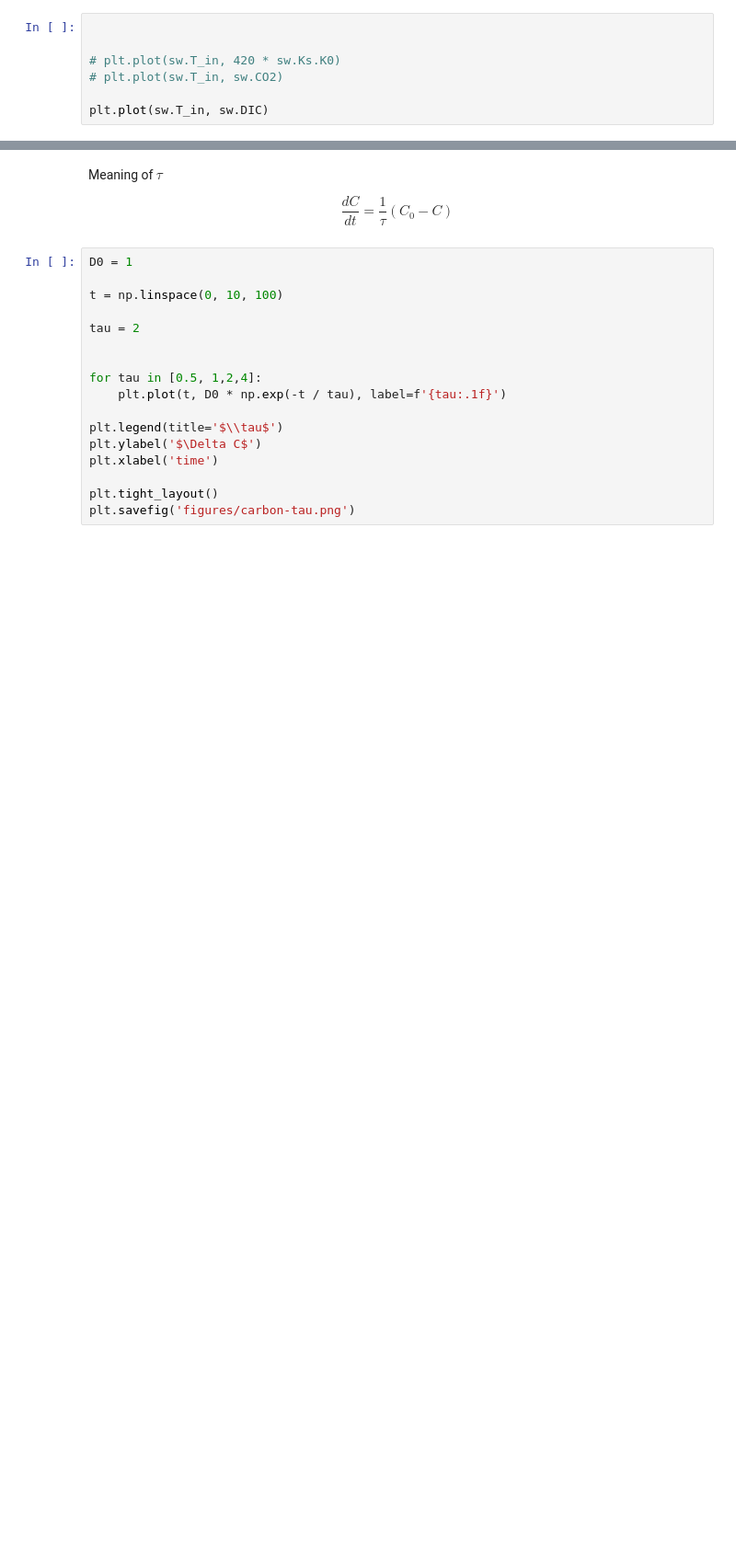
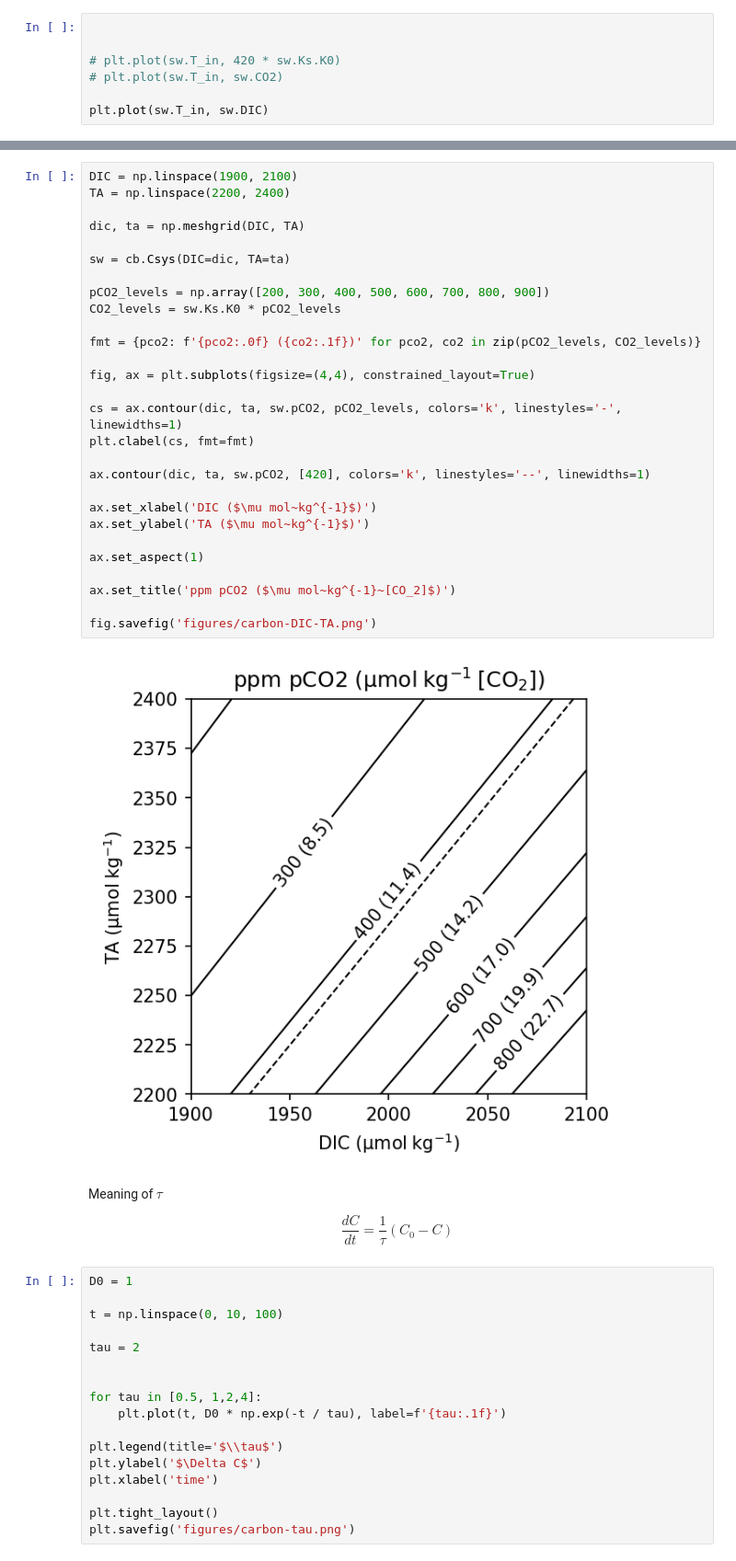
Before and after one commit to johnryantaylor/JRT_QES_Notes, a Jupyter notebook: book/06_oceancarbon/carbon_figs.ipynb, the cells around one changed output, grey strips where cells are left out. Shown: that part at 92% size. Saved outputs shown, nothing was run; the diff lists cells and outputs as text; blank space fills up the shorter version.

```diff
--- a/book/06_oceancarbon/carbon_figs.ipynb
+++ b/book/06_oceancarbon/carbon_figs.ipynb
@@ -165,3 +239,33 @@ plt.plot(sw.T_in, sw.DIC)
+# %%
+DIC = np.linspace(1900, 2100)
+TA = np.linspace(2200, 2400)
+
+dic, ta = np.meshgrid(DIC, TA)
+
+sw = cb.Csys(DIC=dic, TA=ta)
+
+pCO2_levels = np.array([200, 300, 400, 500, 600, 700, 800, 900])
+CO2_levels = sw.Ks.K0 * pCO2_levels
+
+fmt = {pco2: f'{pco2:.0f} ({co2:.1f})' for pco2, co2 in zip(pCO2_levels, CO2_levels)}
+
+fig, ax = plt.subplots(figsize=(4,4), constrained_layout=True)
+
+cs = ax.contour(dic, ta, sw.pCO2, pCO2_levels, colors='k', linestyles='-', linewidths=1)
+plt.clabel(cs, fmt=fmt)
+
+ax.contour(dic, ta, sw.pCO2, [420], colors='k', linestyles='--', linewidths=1)
+
+ax.set_xlabel('DIC ($\mu mol~kg^{-1}$)')
+ax.set_ylabel('TA ($\mu mol~kg^{-1}$)')
+
+ax.set_aspect(1)
+
+ax.set_title('ppm pCO2 ($\mu mol~kg^{-1}~[CO_2]$)')
+
+fig.savefig('figures/carbon-DIC-TA.png')
+# %% [output]
+[figure, added]
 # %% [markdown]
 Meaning of $\tau$
 
```
Also changed, not shown: parts of 12 cells of this notebook, 3 other files.
